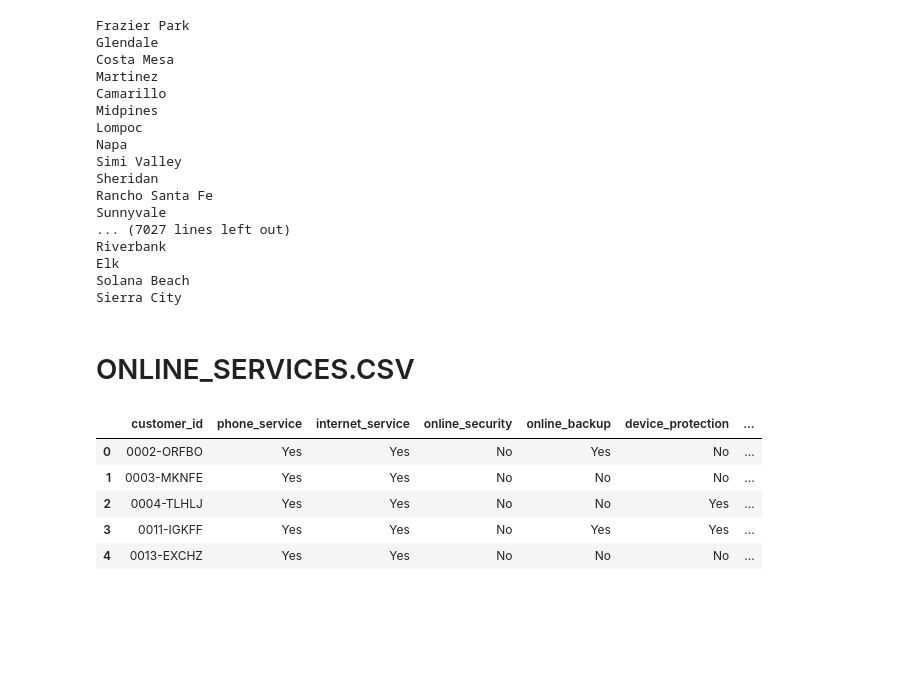
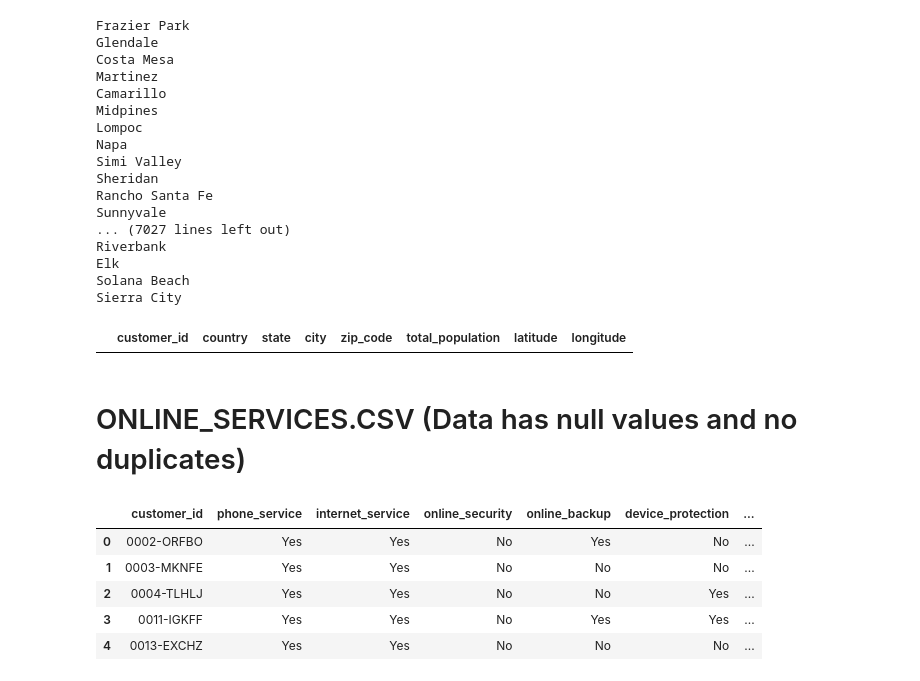
Before and after one commit to SivaKumarPalanirajan/Customer_Churn_Analysis_And_Prediction, a Jupyter notebook: Notebooks/Combined_Dataset_Creation&Cleaning.ipynb, the cells around one changed output. Drawn from its saved outputs; the diff is of its cells as text; code cells hidden in the pictures; blank space fills up the shorter version.

```diff
--- a/Notebooks/Combined_Dataset_Creation&Cleaning.ipynb
+++ b/Notebooks/Combined_Dataset_Creation&Cleaning.ipynb
@@ -132,8 +136,12 @@ Riverbank
 Elk
 Solana Beach
 Sierra City
+# %%
+location[location.duplicated()]
+# %% [output]
+|  | customer_id | country | state | city | zip_code | total_population | latitude | longitude |
 # %% [markdown]
-# ONLINE_SERVICES.CSV
+# ONLINE_SERVICES.CSV (Data has null values and no duplicates)
 # %%
 services.head()
 # %% [output]
```
Also changed, not shown: parts of 13 cells of this notebook, 1 other file.
